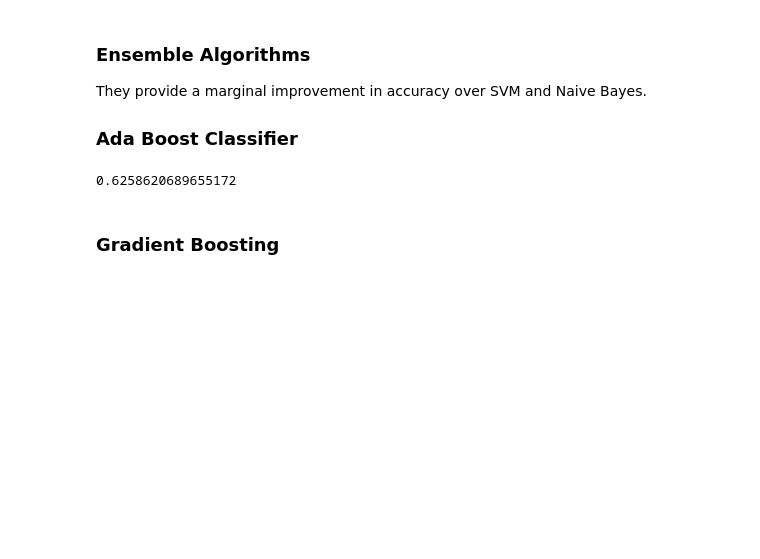
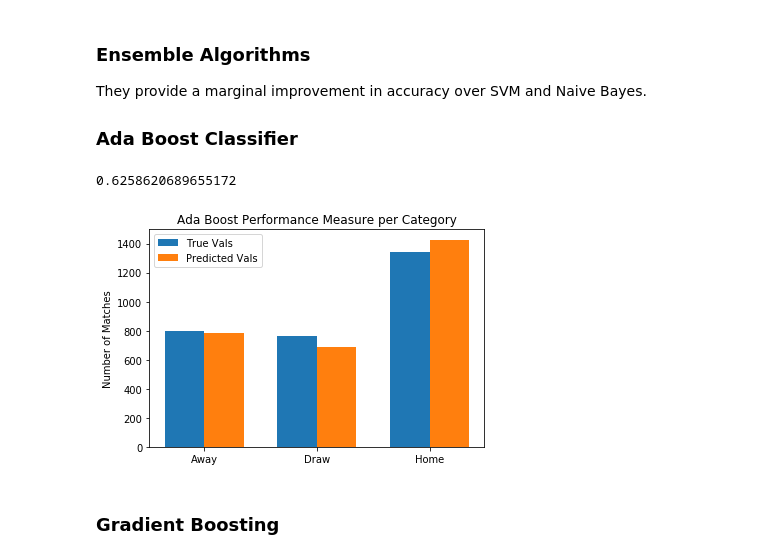
Before and after one commit to adelbit/Football-League-Predictor, a Jupyter notebook: SVM and Ensemble Algos/svm_ensemble.ipynb, the cells around one changed output. Drawn from its saved outputs; the diff is of its cells as text; code cells hidden in the pictures; blank space fills up the shorter version.

```diff
--- a/SVM and Ensemble Algos/svm_ensemble.ipynb
+++ b/SVM and Ensemble Algos/svm_ensemble.ipynb
@@ -112,6 +120,10 @@ y_pred=ada.predict(X_test)
 ada.score(X_test, y_test)
 # %% [output]
 0.6258620689655172
+# %%
+compare(y_pred, 'Ada Boost')
+# %% [output]
+[figure, added]
 # %% [markdown]
 ### Gradient Boosting
 # %%
```
Also changed, not shown: parts of 9 cells of this notebook, 1 other file.
